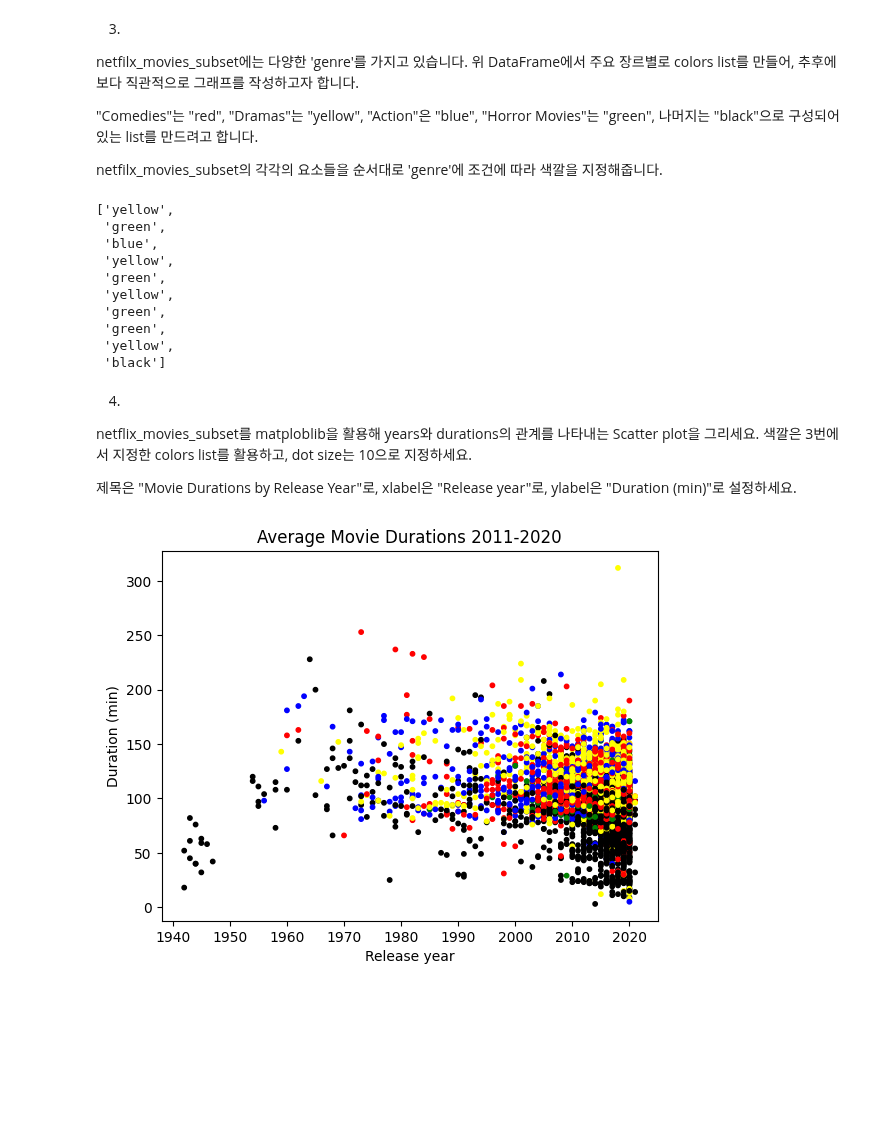
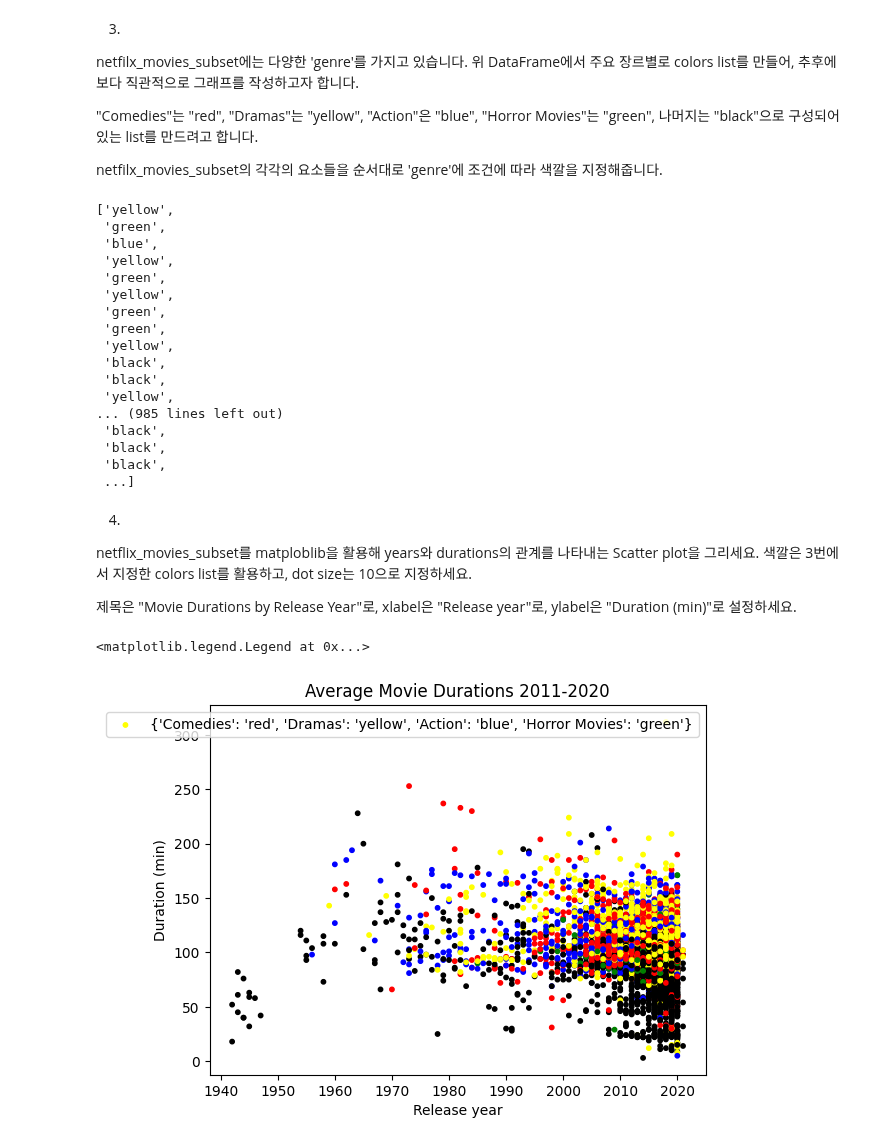
Before and after one commit to uyunho99/study, a Jupyter notebook: Basic_Study/wk2/assignment_wk2.ipynb, the cells around one changed output. Saved outputs shown, nothing was run; the diff lists cells and outputs as text; code cells hidden in the pictures; blank space fills up the shorter version.

```diff
--- a/Basic_Study/wk2/assignment_wk2.ipynb
+++ b/Basic_Study/wk2/assignment_wk2.ipynb
@@ -164,6 +164,8 @@ netfilx_movies_subset에는 다양한 'genre'를 가지고 있습니다. 위 Dat
 "Comedies"는 "red", "Dramas"는 "yellow", "Action"은 "blue", "Horror Movies"는 "green", 나머지는 "black"으로 구성되어 있는 list를 만드려고 합니다.
 
 netfilx_movies_subset의 각각의 요소들을 순서대로 'genre'에 조건에 따라 색깔을 지정해줍니다.
+# %%
+colors_dict = {"Comedies":"red", "Dramas":"yellow", "Action":"blue", "Horror Movies":"green"}
 # %%
 colors = []
 
@@ -182,7 +184,7 @@ for idx, row in netflix_movies_subset.iterrows():
     else:
         colors.append("black")
 
-colors[:10]
+colors
 # %% [output]
 ['yellow',
  'green',
@@ -193,7 +195,14 @@ colors[:10]
  'green',
  'green',
  'yellow',
- 'black']
+ 'black',
+ 'black',
+ 'yellow',
+... (985 lines left out)
+ 'black',
+ 'black',
+ 'black',
+ ...]
 # %% [markdown]
 4.
 netflix_movies_subset를 matploblib을 활용해 years와 durations의 관계를 나타내는 Scatter plot을 그리세요. 색깔은 3번에서 지정한 colors list를 활용하고, dot size는 10으로 지정하세요.
@@ -202,11 +211,15 @@ netflix_movies_subset를 matploblib을 활용해 years와 durations의 관계를
 # %%
 import matplotlib.pyplot as plt
 
 # matplotlib을 활용해 release_year와 duration의 관계를 나타내는 scatter plot 그리기
-# 색깔은 color list를 활용하고, size는 10, title은 "Movie Durations by Release Year, xlabel과  ylabel은 각각 "Duration (min)", "Release year"으로 설정하세요.
+# 색깔은 color list를 활용하고, size는 10, legend는
+# title은 "Movie Durations by Release Year, xlabel과  ylabel은 각각 "Duration (min)", "Release year"으로 설정하세요.
 # 코드는 한 줄이어야 합니다.
 # Hint: fig에 객체에 그래프를 저장해보세요.
 
-fig = netflix_movies_subset.plot(kind="scatter", x="release_year", y="duration", title="Average Movie Durations 2011-2020", color=colors, s=10, xlabel="Release year", ylabel="Duration (min)")
+ax = netflix_movies_subset.plot(kind="scatter", x="release_year", y="duration", color=colors, s=10, label=colors_dict,
+                                 title="Average Movie Durations 2011-2020", xlabel="Release year", ylabel="Duration (min)")
+ax.legend()
 # %% [output]
+<matplotlib.legend.Legend at 0x...>
-[figure, old version]
+[figure, new version]
```
Also changed, not shown: 4 other files.
